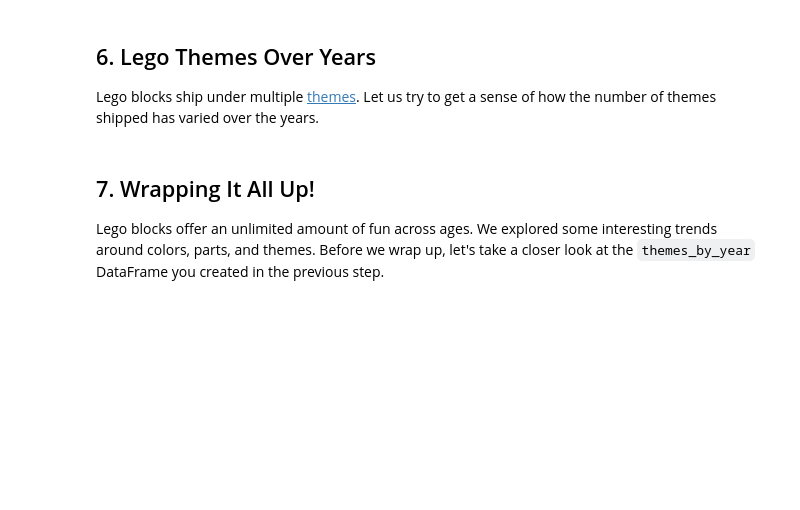
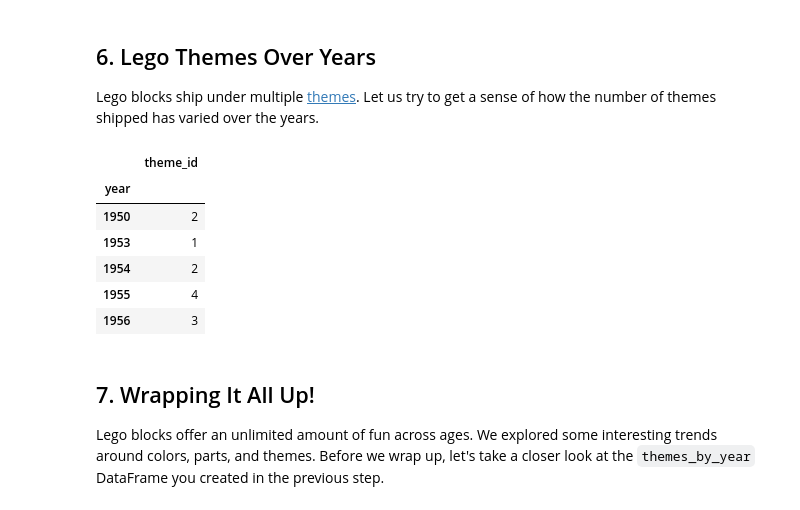
Before and after one commit to JeremyTallant/lego_history, a Jupyter notebook: history_of_lego.ipynb, the cells around one changed output. Cells and saved outputs as stored; diff of their text form; code cells hidden in the pictures; blank space fills up the shorter version.

Commit message:
grouped by year and theme_id

```diff
--- a/history_of_lego.ipynb
+++ b/history_of_lego.ipynb
@@ -74,7 +74,18 @@ parts_by_year.plot()
 <p>Lego blocks ship under multiple <a href="https://shop.lego.com/en-US/Themes">themes</a>. Let us try to get a sense of how the number of themes shipped has varied over the years.</p>
 # %%
 # themes_by_year: Number of themes shipped by year
-# -- YOUR CODE HERE --
+themes_by_year = sets[['year', 'theme_id']].groupby('year').nunique()
+
+# Display results
+themes_by_year.head()
+# %% [output]
+|  | theme_id |
+| year |  |
+| 1950 | 2 |
+| 1953 | 1 |
+| 1954 | 2 |
+| 1955 | 4 |
+| 1956 | 3 |
 # %% [markdown]
 ## 7. Wrapping It All Up!
 <p>Lego blocks offer an unlimited amount of fun across ages. We explored some interesting trends around colors, parts, and themes. Before we wrap up, let's take a closer look at the <code>themes_by_year</code> DataFrame you created in the previous step.</p>
```
